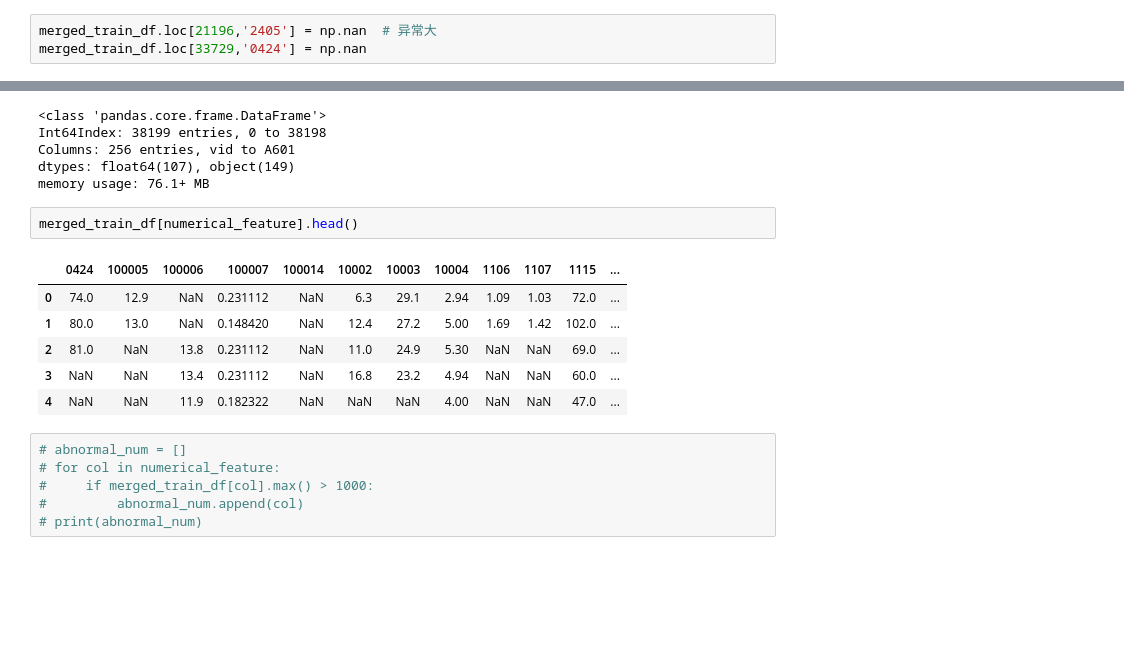
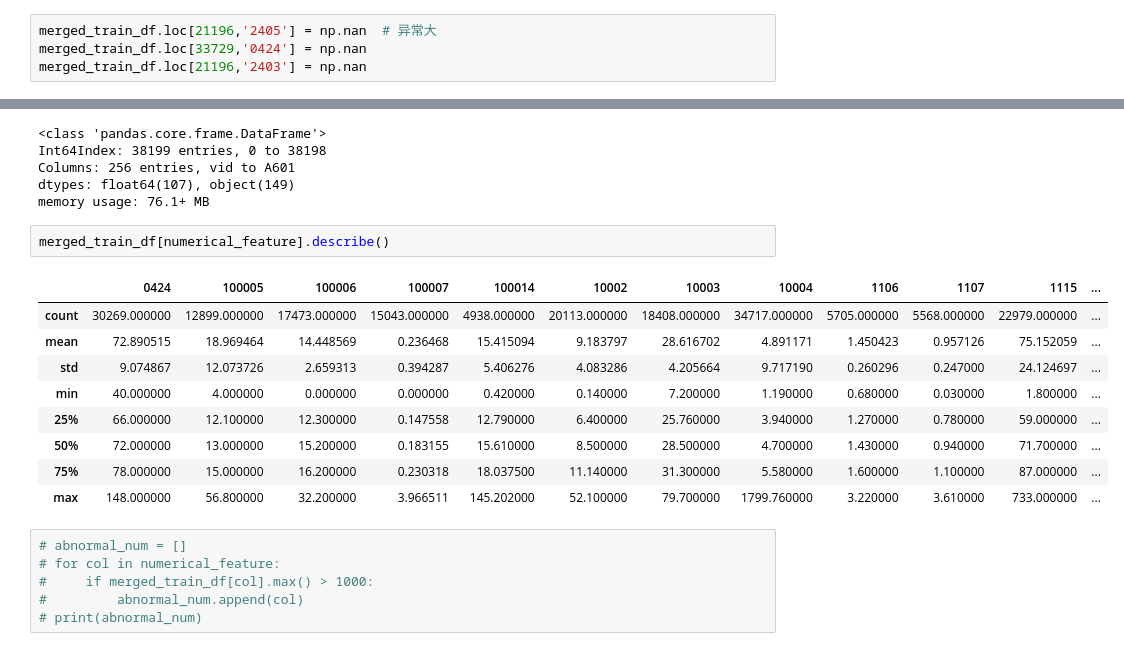
Before and after one commit to yzlnew/MeinianPredict, a Jupyter notebook: notebook/data_preprocessing_numerical.ipynb, the cells around one changed output, grey strips where cells are left out. Drawn from its saved outputs; the diff is of its cells as text; blank space fills up the shorter version.

```diff
--- a/notebook/data_preprocessing_numerical.ipynb
+++ b/notebook/data_preprocessing_numerical.ipynb
@@ -118,6 +118,7 @@ merged_test_df.loc[2327, '1840'] = '<=5.0'
 # %%
 merged_train_df.loc[21196,'2405'] = np.nan  # 异常大
 merged_train_df.loc[33729,'0424'] = np.nan
+merged_train_df.loc[21196,'2403'] = np.nan
 # %%
 # RF 得到的特征重要性
 low_importance = ['269024', '979013', '979018', '1325', '979014', '1326']
@@ -185,14 +186,17 @@ Columns: 256 entries, vid to A601
 dtypes: float64(107), object(149)
 memory usage: 76.1+ MB
 # %%
-merged_train_df[numerical_feature].head()
+merged_train_df[numerical_feature].describe()
 # %% [output]
 |  | 0424 | 100005 | 100006 | 100007 | 100014 | 10002 | 10003 | 10004 | 1106 | 1107 | 1115 | ... |
-| 0 | 74.0 | 12.9 | NaN | 0.231112 | NaN | 6.3 | 29.1 | 2.94 | 1.09 | 1.03 | 72.0 | ... |
-| 1 | 80.0 | 13.0 | NaN | 0.148420 | NaN | 12.4 | 27.2 | 5.00 | 1.69 | 1.42 | 102.0 | ... |
-| 2 | 81.0 | NaN | 13.8 | 0.231112 | NaN | 11.0 | 24.9 | 5.30 | NaN | NaN | 69.0 | ... |
-| 3 | NaN | NaN | 13.4 | 0.231112 | NaN | 16.8 | 23.2 | 4.94 | NaN | NaN | 60.0 | ... |
-| 4 | NaN | NaN | 11.9 | 0.182322 | NaN | NaN | NaN | 4.00 | NaN | NaN | 47.0 | ... |
+| count | 30269.000000 | 12899.000000 | 17473.000000 | 15043.000000 | 4938.000000 | 20113.000000 | 18408.000000 | 34717.000000 | 5705.000000 | 5568.000000 | 22979.000000 | ... |
+| mean | 72.890515 | 18.969464 | 14.448569 | 0.236468 | 15.415094 | 9.183797 | 28.616702 | 4.891171 | 1.450423 | 0.957126 | 75.152059 | ... |
+| std | 9.074867 | 12.073726 | 2.659313 | 0.394287 | 5.406276 | 4.083286 | 4.205664 | 9.717190 | 0.260296 | 0.247000 | 24.124697 | ... |
+| min | 40.000000 | 4.000000 | 0.000000 | 0.000000 | 0.420000 | 0.140000 | 7.200000 | 1.190000 | 0.680000 | 0.030000 | 1.800000 | ... |
+| 25% | 66.000000 | 12.100000 | 12.300000 | 0.147558 | 12.790000 | 6.400000 | 25.760000 | 3.940000 | 1.270000 | 0.780000 | 59.000000 | ... |
+| 50% | 72.000000 | 13.000000 | 15.200000 | 0.183155 | 15.610000 | 8.500000 | 28.500000 | 4.700000 | 1.430000 | 0.940000 | 71.700000 | ... |
+| 75% | 78.000000 | 15.000000 | 16.200000 | 0.230318 | 18.037500 | 11.140000 | 31.300000 | 5.580000 | 1.600000 | 1.100000 | 87.000000 | ... |
+| max | 148.000000 | 56.800000 | 32.200000 | 3.966511 | 145.202000 | 52.100000 | 79.700000 | 1799.760000 | 3.220000 | 3.610000 | 733.000000 | ... |
 # %%
 # abnormal_num = []
 # for col in numerical_feature:
```
Also changed, not shown: parts of 22 cells of this notebook.
